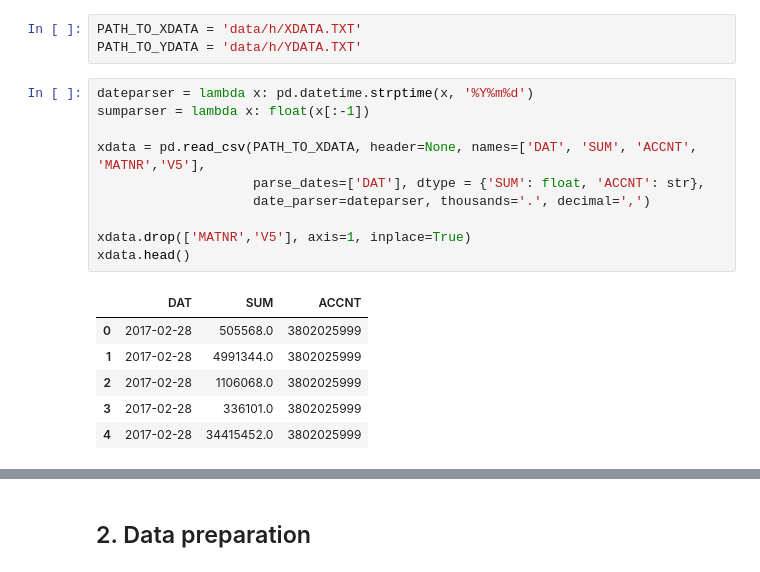
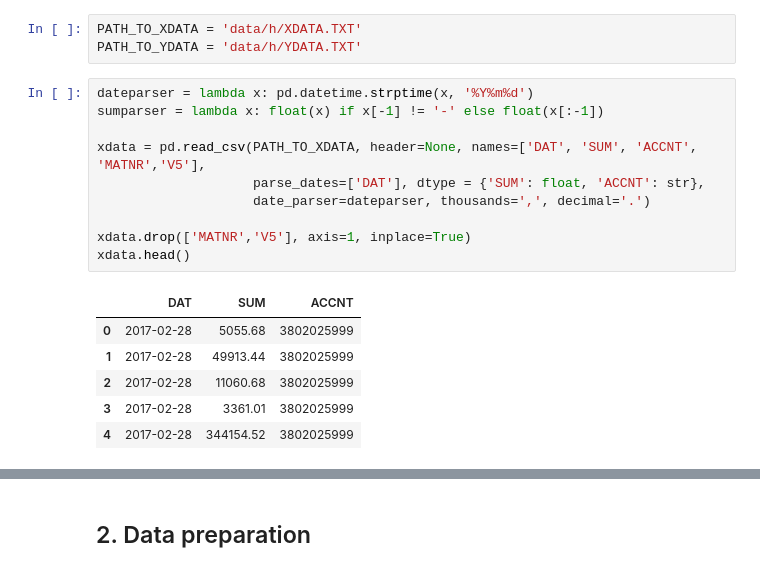
Before and after one commit to shmulev/cash_flow_forecasting, a Jupyter notebook: cash_flow_forecasting.ipynb, the cells around one changed output, grey strips where cells are left out. Saved outputs shown, nothing was run; the diff lists cells and outputs as text.

```diff
--- a/cash_flow_forecasting.ipynb
+++ b/cash_flow_forecasting.ipynb
@@ -18,19 +18,19 @@ PATH_TO_XDATA = 'data/h/XDATA.TXT'
 PATH_TO_YDATA = 'data/h/YDATA.TXT'
 # %%
 dateparser = lambda x: pd.datetime.strptime(x, '%Y%m%d')
-sumparser = lambda x: float(x[:-1])
+sumparser = lambda x: float(x) if x[-1] != '-' else float(x[:-1])
 
 xdata = pd.read_csv(PATH_TO_XDATA, header=None, names=['DAT', 'SUM', 'ACCNT', 'MATNR','V5'],
                     parse_dates=['DAT'], dtype = {'SUM': float, 'ACCNT': str},
-                    date_parser=dateparser, thousands='.', decimal=',')
+                    date_parser=dateparser, thousands=',', decimal='.')
 
 xdata.drop(['MATNR','V5'], axis=1, inplace=True)
 xdata.head()
 # %% [output]
 |  | DAT | SUM | ACCNT |
-| 0 | 2017-02-28 | 505568.0 | 3802025999 |
-| 1 | 2017-02-28 | 4991344.0 | 3802025999 |
-| 2 | 2017-02-28 | 1106068.0 | 3802025999 |
-| 3 | 2017-02-28 | 336101.0 | 3802025999 |
-| 4 | 2017-02-28 | 34415452.0 | 3802025999 |
+| 0 | 2017-02-28 | 5055.68 | 3802025999 |
+| 1 | 2017-02-28 | 49913.44 | 3802025999 |
+| 2 | 2017-02-28 | 11060.68 | 3802025999 |
+| 3 | 2017-02-28 | 3361.01 | 3802025999 |
+| 4 | 2017-02-28 | 344154.52 | 3802025999 |
 # %%
```
Also changed, not shown: parts of 20 cells of this notebook, 1 other file.
